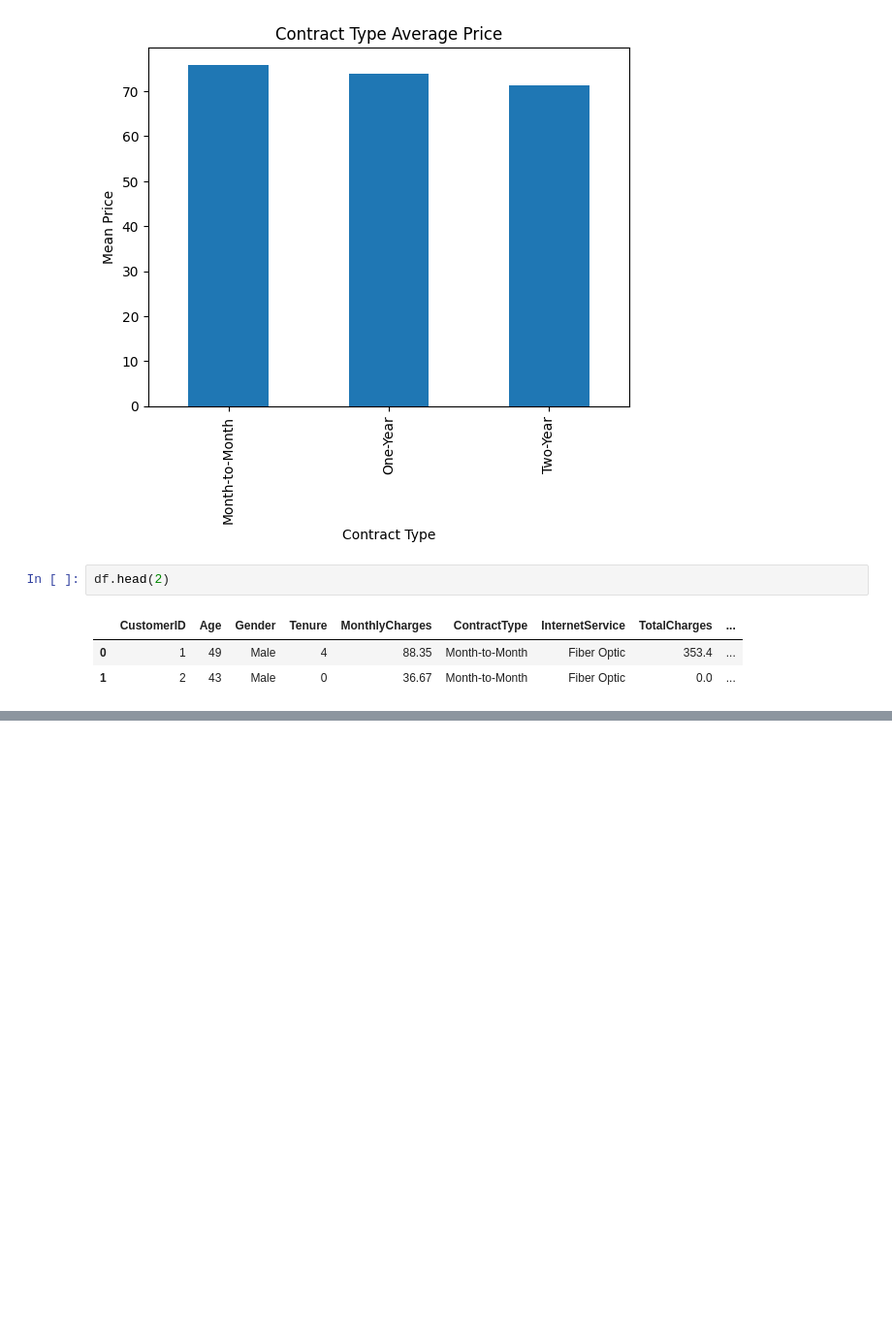
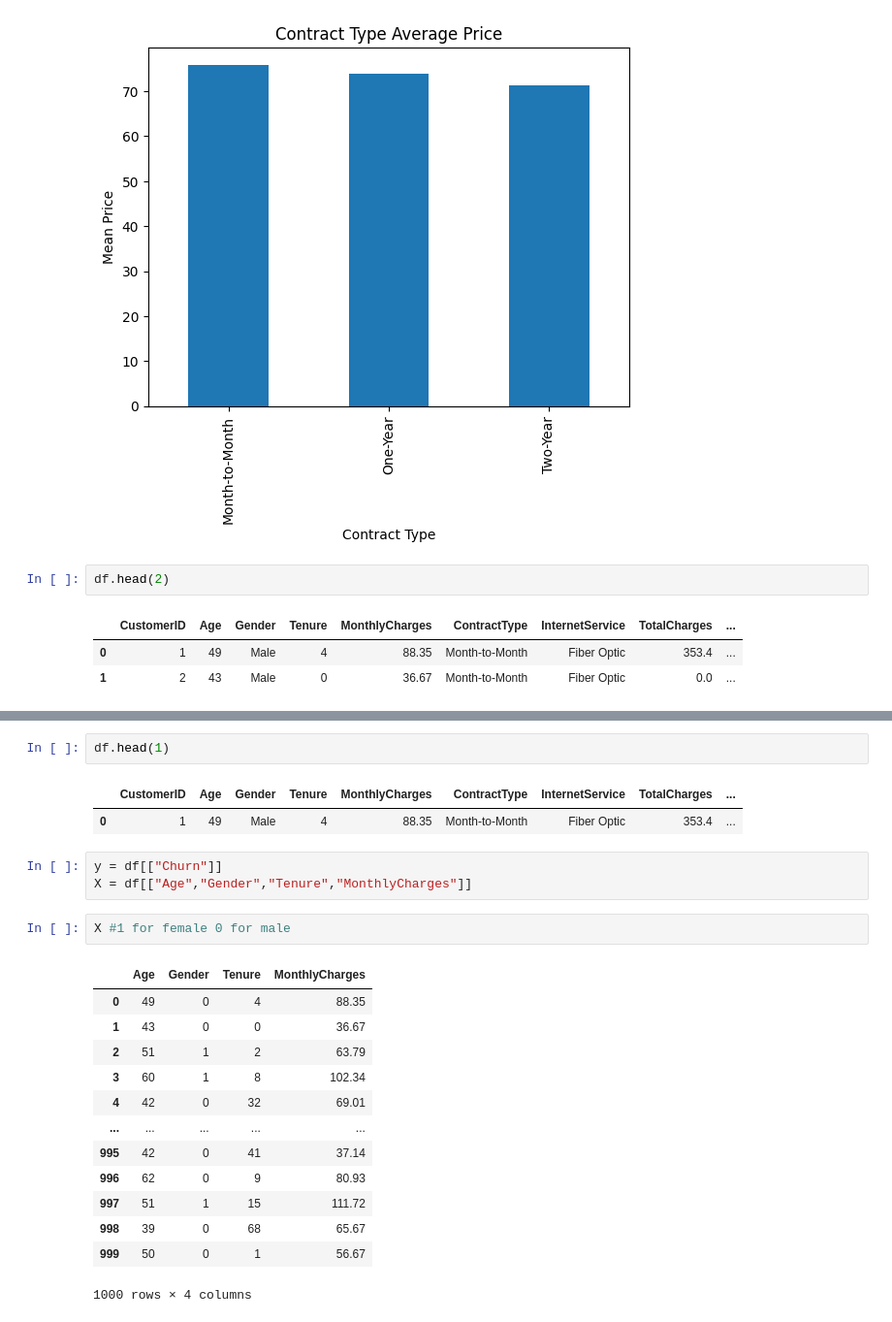
Before and after one commit to Mehtab23455/Customer-Churn-Prediciton, a Jupyter notebook: notebook.ipynb, the cells around one changed output, grey strips where cells are left out. Shown at 97% size. Drawn from its saved outputs; the diff is of its cells as text; blank space fills up the shorter version.

```diff
--- a/notebook.ipynb
+++ b/notebook.ipynb
@@ -187,0 +212,24 @@ AttributeError: module 'matplotlib.pyplot' has no attribute 'histogram'
+# %%
+df.head(1)
+# %% [output]
+|  | CustomerID | Age | Gender | Tenure | MonthlyCharges | ContractType | InternetService | TotalCharges | ... |
+| 0 | 1 | 49 | Male | 4 | 88.35 | Month-to-Month | Fiber Optic | 353.4 | ... |
+# %%
+y = df[["Churn"]]
+X = df[["Age","Gender","Tenure","MonthlyCharges"]]
+# %%
+X #1 for female 0 for male
+# %% [output]
+|  | Age | Gender | Tenure | MonthlyCharges |
+| 0 | 49 | 0 | 4 | 88.35 |
+| 1 | 43 | 0 | 0 | 36.67 |
+| 2 | 51 | 1 | 2 | 63.79 |
+| 3 | 60 | 1 | 8 | 102.34 |
+| 4 | 42 | 0 | 32 | 69.01 |
+| ... | ... | ... | ... | ... |
+| 995 | 42 | 0 | 41 | 37.14 |
+| 996 | 62 | 0 | 9 | 80.93 |
+| 997 | 51 | 1 | 15 | 111.72 |
+| 998 | 39 | 0 | 68 | 65.67 |
+| 999 | 50 | 0 | 1 | 56.67 |
+1000 rows × 4 columns
```
Also changed, not shown: parts of 61 cells of this notebook, 1 other file.
